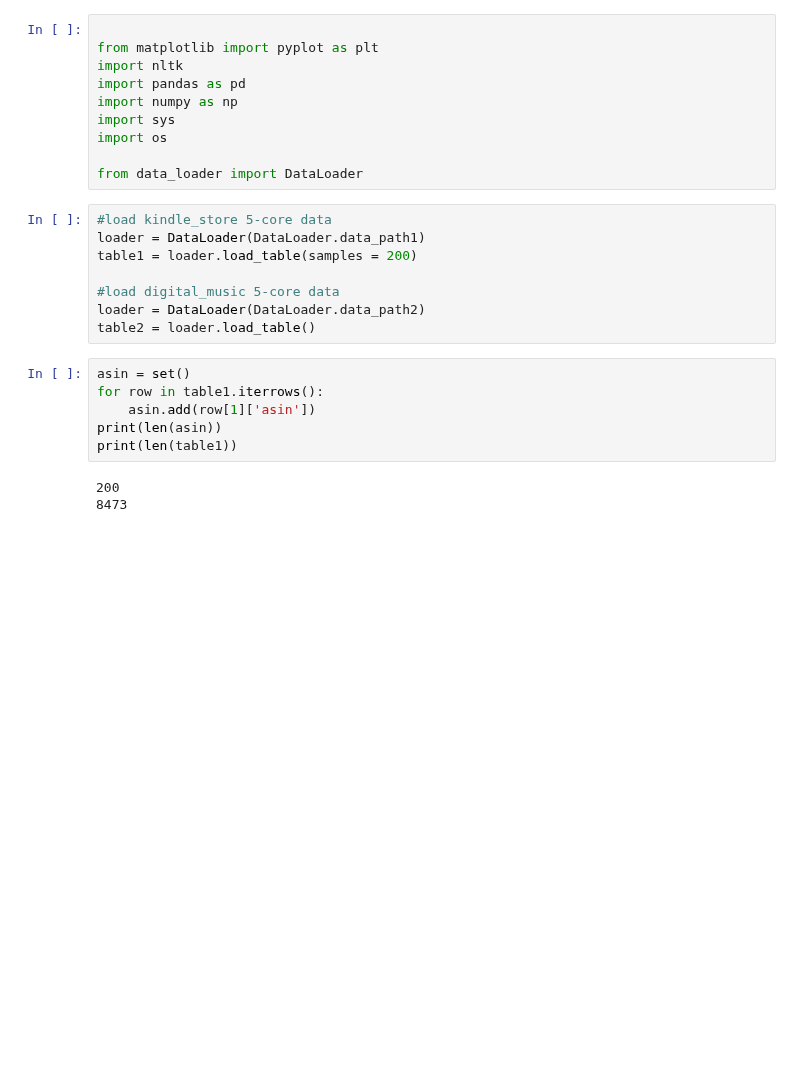
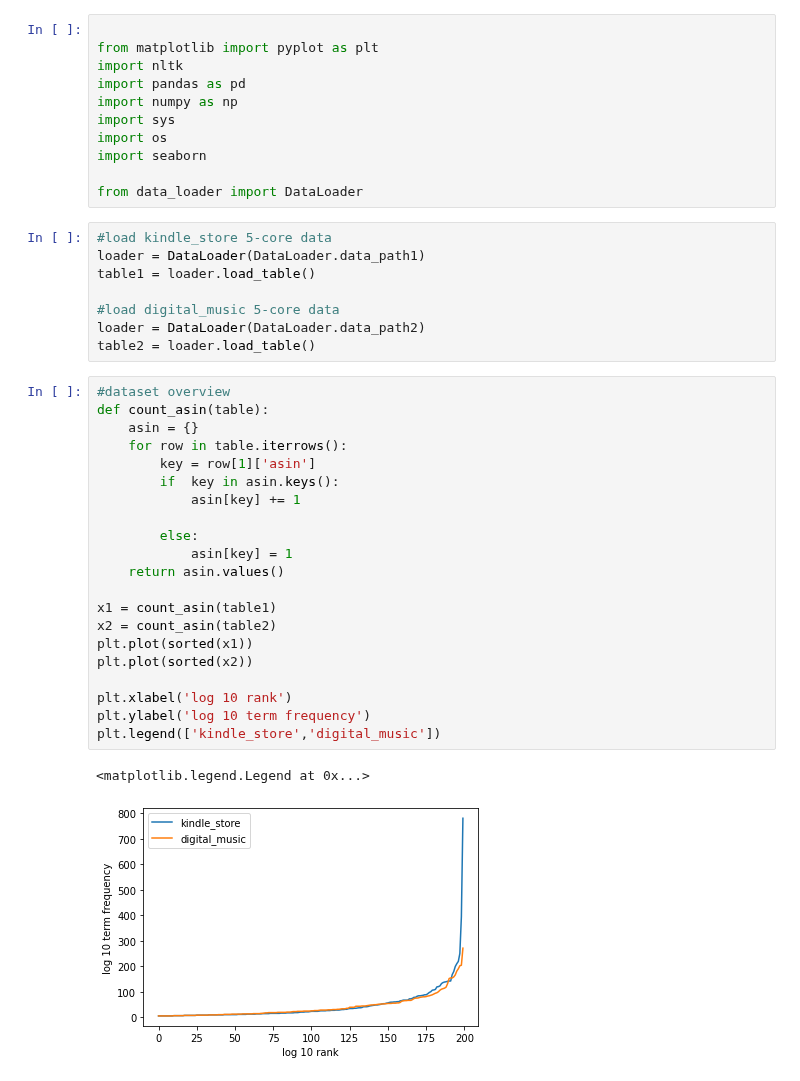
Before and after one commit to yklInverted/AI6122-Text-Project, a Jupyter notebook: DatasetAnalysis.ipynb, the cells around one changed output. Drawn from its saved outputs; the diff is of its cells as text; blank space fills up the shorter version.

```diff
--- a/DatasetAnalysis.ipynb
+++ b/DatasetAnalysis.ipynb
@@ -6,25 +6,41 @@ import pandas as pd
 import numpy as np
 import sys
 import os
+import seaborn
 
 from data_loader import DataLoader
 # %%
 #load kindle_store 5-core data
 loader = DataLoader(DataLoader.data_path1)
-table1 = loader.load_table(samples = 200)
+table1 = loader.load_table()
 
 #load digital_music 5-core data
 loader = DataLoader(DataLoader.data_path2)
 table2 = loader.load_table()
-# %%
-asin = set()
-for row in table1.iterrows():
-    asin.add(row[1]['asin'])
-print(len(asin))
-print(len(table1))
-# %% [output]
-200
-8473
+# %%
+#dataset overview
+def count_asin(table):
+    asin = {}
+    for row in table.iterrows():
+        key = row[1]['asin']
+        if  key in asin.keys():
+            asin[key] += 1
+
+        else:
+            asin[key] = 1
+    return asin.values()
+
+x1 = count_asin(table1)
+x2 = count_asin(table2)
+plt.plot(sorted(x1))
+plt.plot(sorted(x2))
+
+plt.xlabel('log 10 rank')
+plt.ylabel('log 10 term frequency')
+plt.legend(['kindle_store','digital_music'])
+# %% [output]
+<matplotlib.legend.Legend at 0x...>
+[figure, added]
 # %%
 #sentence segmentation
 counter1 = [len(nltk.sent_tokenize(review)) for review in table1['reviewText']]
```
Also changed, not shown: parts of 16 cells of this notebook, 1 other file.
